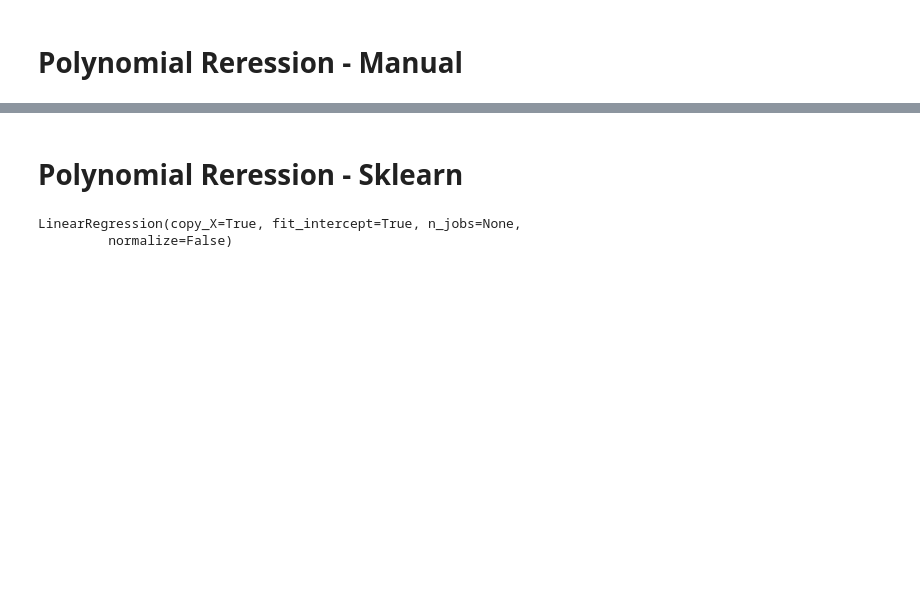
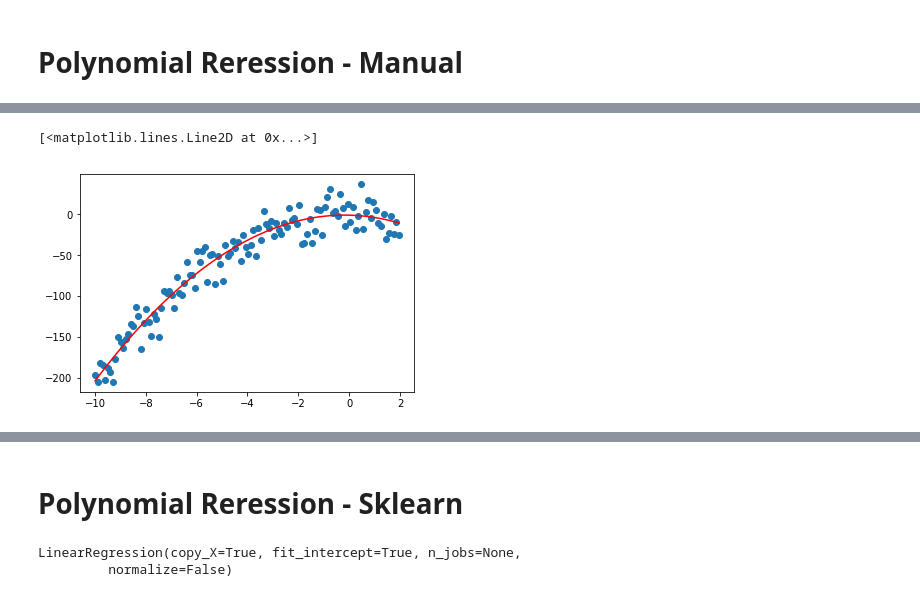
Before and after one commit to Przemoo16/Machine-Learnings-Algorithms-From-Scratch, a Jupyter notebook: Linear Regression/Polynomial_Reg.ipynb, the cells around one changed output, grey strips where cells are left out. Drawn from its saved outputs; the diff is of its cells as text; code cells hidden in the pictures; blank space fills up the shorter version.

```diff
--- a/Linear Regression/Polynomial_Reg.ipynb
+++ b/Linear Regression/Polynomial_Reg.ipynb
@@ -78,3 +96,13 @@ for epoch in range(epochs):
+# %%
+# Predictions for train data
+y_hat_train = W1*X_train + W2*(X_train**2) + b
+# Plot train data
+plt.scatter(X_train, y_train)
+# Plot line fitted to train data
+plt.plot(X_train, y_hat_train, 'r')
+# %% [output]
+[<matplotlib.lines.Line2D at 0x...>]
+[figure, added]
 # %%
 # Predictions for test data
 y_hat_test = W1*X_test + W2*(X_test**2) + b
```
Also changed, not shown: parts of 9 cells of this notebook.
